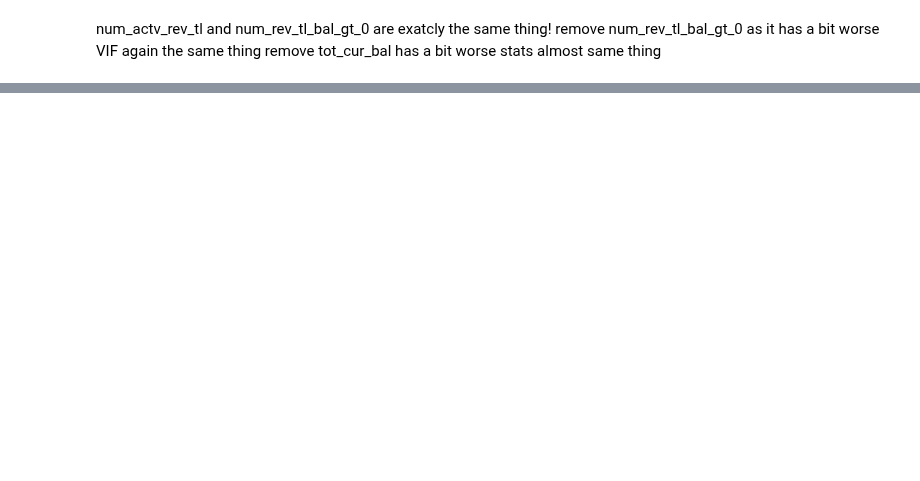
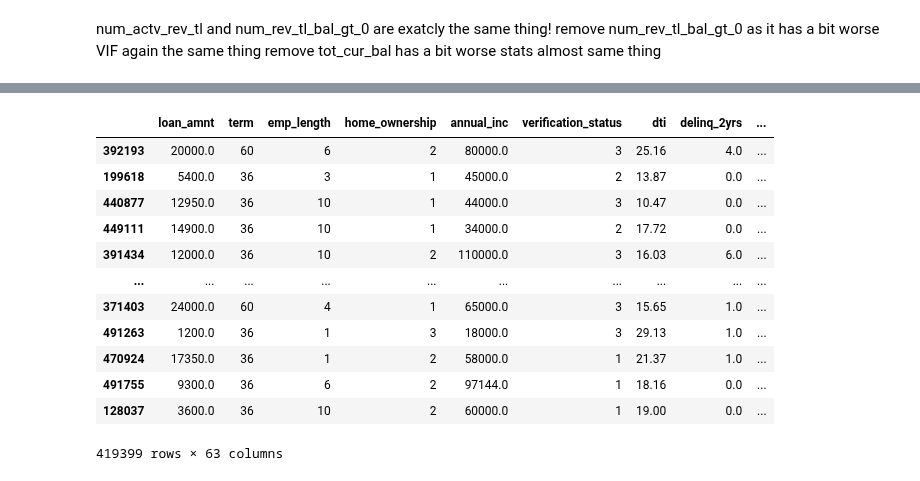
Before and after one commit to KonstantinosPapaandrea/EPL448TeamProject, a Jupyter notebook: CreaditScoreML.ipynb, the cells around one changed output, grey strips where cells are left out. Drawn from its saved outputs; the diff is of its cells as text; code cells hidden in the pictures; blank space fills up the shorter version.

```diff
--- a/CreaditScoreML.ipynb
+++ b/CreaditScoreML.ipynb
@@ -421,8 +437,17 @@ mths_since= [
 "num_sats",'all_util','bc_util','percent_bc_gt_75',"revol_util","il_util","tot_cur_bal",'mo_sin_old_rev_tl_op','mths_since_recent_inq',
 "pct_tl_nvr_dlq","tot_hi_cred_lim","total_bc_limit","num_tl_120dpd_2m"
 ]
+#Creating a seperate dataset for tree models
+X_train_tree = X_train.copy()
+X_test_tree = X_test.copy()
 
-for col in mths_since:
+for col in mths_since: #fill with 999 and use tree models! do avoid the problem with multicolliniarity SPLIT USE ONE DOR TREE'S with the 999 and continue with VIF for the rest.
+    X_train_tree[col] = X_train[col].fillna(999)
+    X_test_tree[col] = X_test[col].fillna(999)
+
+
+
+for col in mths_since: #fill with 999 and use tree models! do avoid the problem with multicolliniarity SPLIT USE ONE DOR TREE'S with the 999 and continue with VIF for the rest.
     X_train[col + "_is_nan"] = X_train[col].isna().astype(int)
     X_train[col] = X_train[col].fillna(0)
     X_test[col + "_is_nan"] = X_test[col].isna().astype(int)
@@ -441,6 +466,8 @@ safe_tofill = [
 
 
 for col in safe_tofill:
+    X_train_tree[col] = X_train_tree[col].fillna(0)
+    X_test_tree[col] = X_test_tree[col].fillna(0)
     X_train[col] = X_train[col].fillna(0)
     X_test[col] = X_test[col].fillna(0)
 
@@ -451,13 +478,18 @@ median_val2 = X_test["avg_cur_bal"].median()
 # Fill NaNs in both datasets using the their medians # Not having a credit account open doesn't mean you are a really good borrower that pays everything up before interest date. People who dont have account shouldn't get perfect score by default.
 X_train["avg_cur_bal"] = X_train["avg_cur_bal"].fillna(median_val)
 X_test["avg_cur_bal"] = X_test["avg_cur_bal"].fillna(median_val2)
+X_train_tree["avg_cur_bal"] = X_train_tree["avg_cur_bal"].fillna(median_val)
+X_test_tree["avg_cur_bal"] = X_test_tree["avg_cur_bal"].fillna(median_val2)
 
-X_test.head(10)
+
+#X_test.head(10)
 
 missing_values = X_train.isnull().sum()
 missing_values = missing_values[missing_values > 0]
 print(missing_values)
-
+print(X_train_tree.head())
+print(X_train_tree.shape)
+print(X_train.shape)
 #mths_since_recent_inq
 
 #pct_tl_nvr_dlq
@@ -942,0 +869,32 @@ fig.show()
+# %%
+import plotly.express as px
+
+numeric_df = X_train_bf_enc.select_dtypes(include=['int64', 'float64',])
+
+corr_matrix = numeric_df.corr(method='pearson')
+
+
+fig = px.imshow(
+    corr_matrix,
+    text_auto=False,
+    aspect="auto",
+    color_continuous_scale='RdBu_r',
+    zmin=-1, zmax=1
+)
+fig.update_layout(width=1000, height=1000)
+fig.show()
+X_train_bf_enc
+# %% [output]
+|  | loan_amnt | term | emp_length | home_ownership | annual_inc | verification_status | dti | delinq_2yrs | ... |
+| 392193 | 20000.0 | 60 | 6 | 2 | 80000.0 | 3 | 25.16 | 4.0 | ... |
+| 199618 | 5400.0 | 36 | 3 | 1 | 45000.0 | 2 | 13.87 | 0.0 | ... |
+| 440877 | 12950.0 | 36 | 10 | 1 | 44000.0 | 3 | 10.47 | 0.0 | ... |
+| 449111 | 14900.0 | 36 | 10 | 1 | 34000.0 | 2 | 17.72 | 0.0 | ... |
+| 391434 | 12000.0 | 36 | 10 | 2 | 110000.0 | 3 | 16.03 | 6.0 | ... |
+| ... | ... | ... | ... | ... | ... | ... | ... | ... | ... |
+| 371403 | 24000.0 | 60 | 4 | 1 | 65000.0 | 3 | 15.65 | 1.0 | ... |
+| 491263 | 1200.0 | 36 | 1 | 3 | 18000.0 | 3 | 29.13 | 1.0 | ... |
+| 470924 | 17350.0 | 36 | 1 | 2 | 58000.0 | 1 | 21.37 | 1.0 | ... |
+| 491755 | 9300.0 | 36 | 6 | 2 | 97144.0 | 1 | 18.16 | 0.0 | ... |
+| 128037 | 3600.0 | 36 | 10 | 2 | 60000.0 | 1 | 19.00 | 0.0 | ... |
+419399 rows × 63 columns
```
Also changed, not shown: parts of 11 cells of this notebook, 1 other file.
